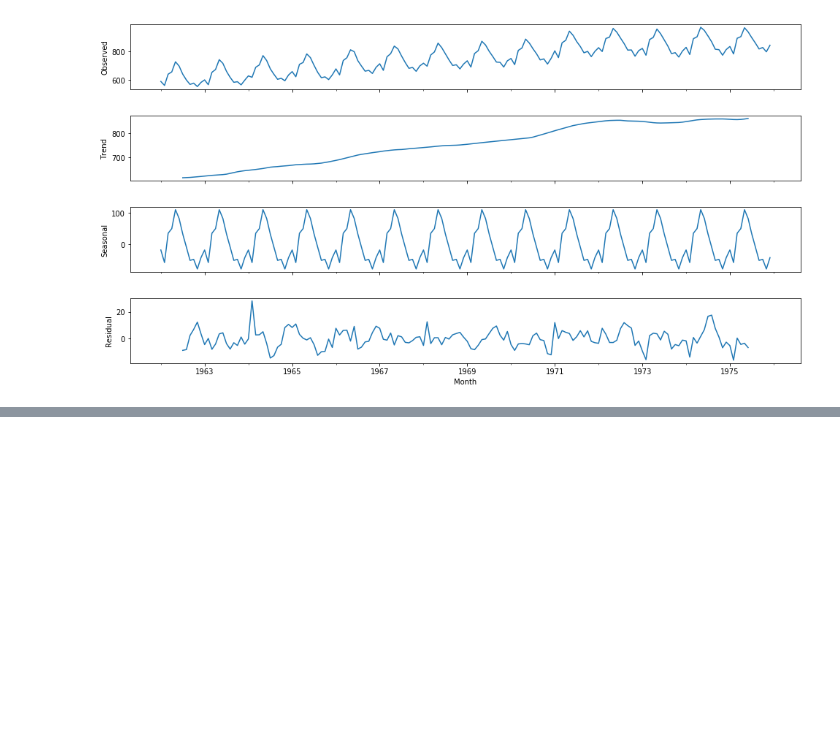
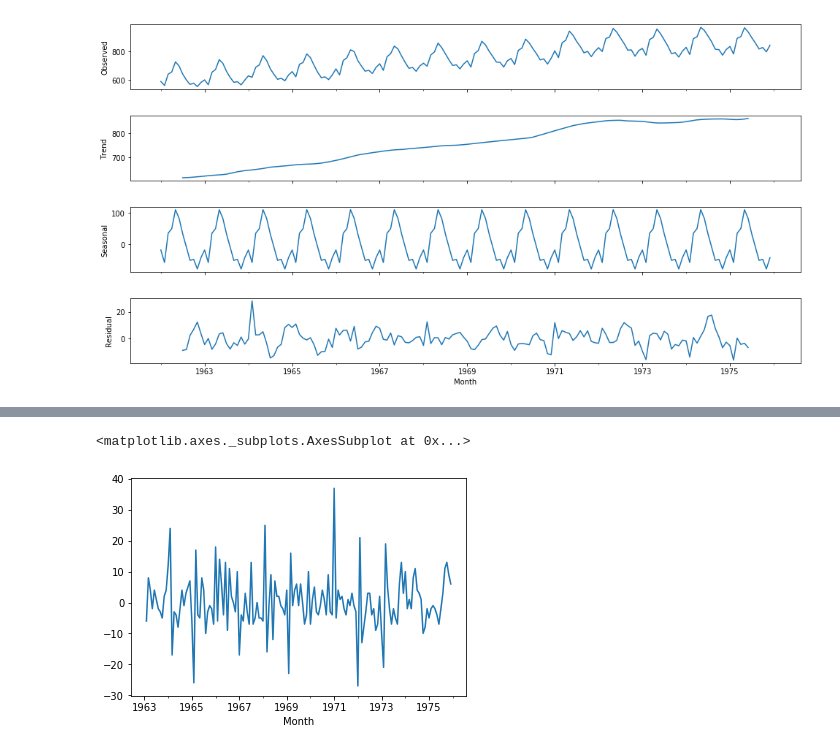
Before and after one commit to sarincr/Time-series-analysis-using-Python, a Jupyter notebook: 07.ARIMA.ipynb, the cells around one changed output, grey strips where cells are left out. Cells and saved outputs as stored; diff of their text form; code cells hidden in the pictures; blank space fills up the shorter version.

```diff
--- a/07.ARIMA.ipynb
+++ b/07.ARIMA.ipynb
@@ -159,0 +347,5 @@ fig.set_size_inches(15, 8)
+# %%
+df['Seasonal First Difference'].plot()
+# %% [output]
+<matplotlib.axes._subplots.AxesSubplot at 0x...>
+[figure, added]
```
Also changed, not shown: parts of 43 cells of this notebook, 2 other files.
